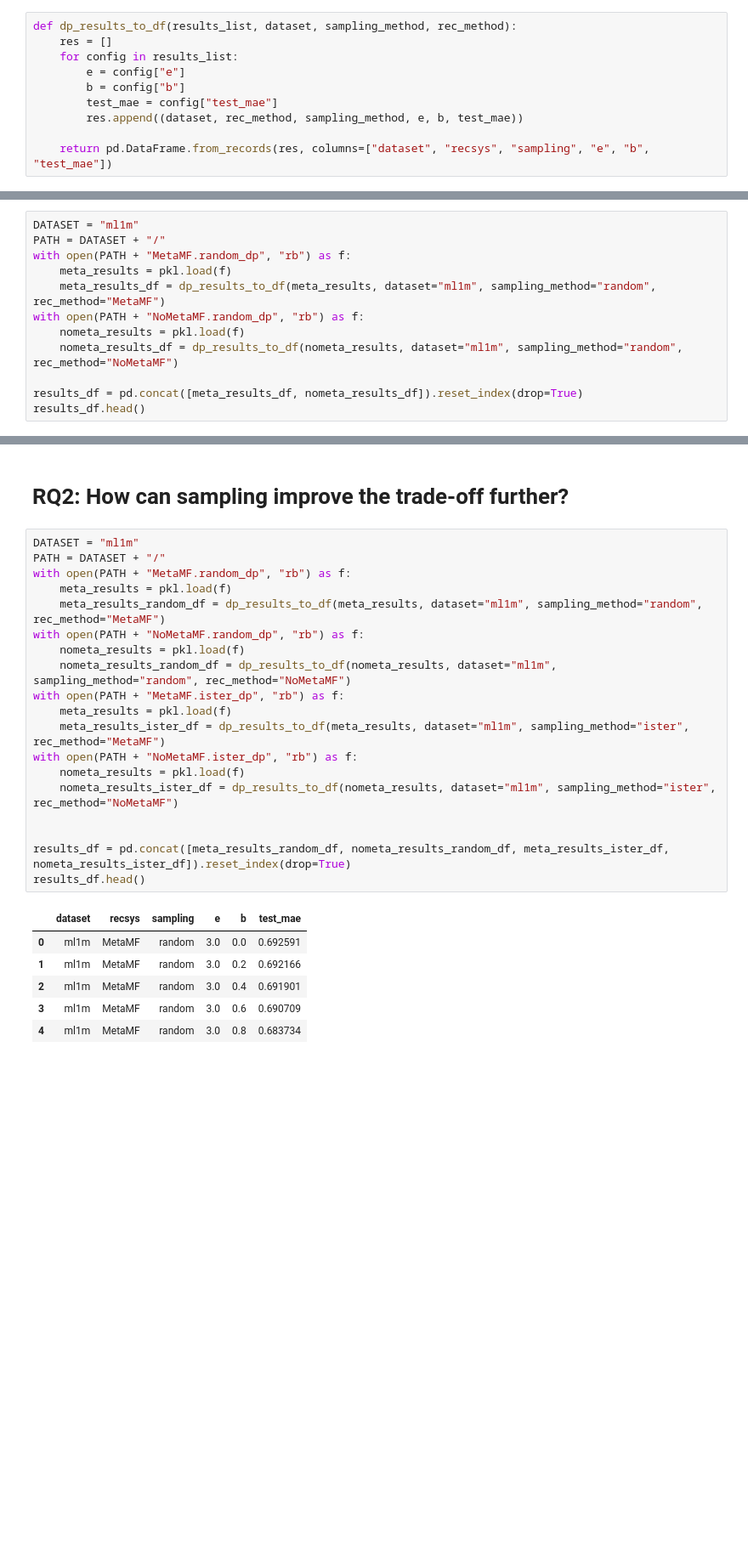
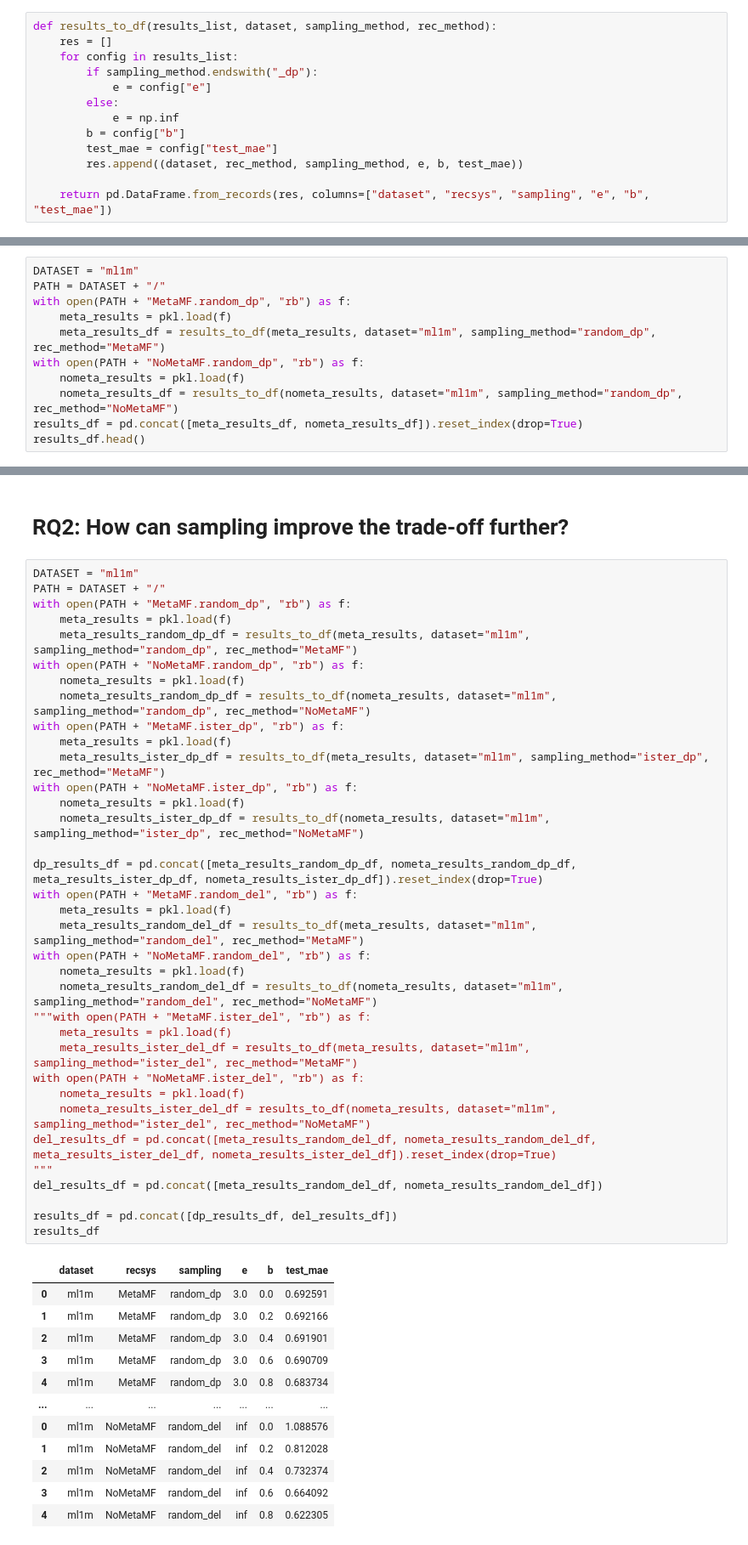
Before and after one commit to pmuellner/MetaTargetedDP, a Jupyter notebook: results/analysis.ipynb, the cells around one changed output, grey strips where cells are left out. Shown at 85% size. Cells and saved outputs as stored; diff of their text form; blank space fills up the shorter version.

```diff
--- a/results/analysis.ipynb
+++ b/results/analysis.ipynb
@@ -4,10 +4,13 @@ import numpy as np
 import pandas as pd
 import matplotlib.pyplot as plt
 # %%
-def dp_results_to_df(results_list, dataset, sampling_method, rec_method):
+def results_to_df(results_list, dataset, sampling_method, rec_method):
     res = []
     for config in results_list:
-        e = config["e"]
+        if sampling_method.endswith("_dp"):
+            e = config["e"]
+        else:
+            e = np.inf
         b = config["b"]
         test_mae = config["test_mae"]
         res.append((dataset, rec_method, sampling_method, e, b, test_mae))
@@ -20,11 +48,10 @@ DATASET = "ml1m"
 PATH = DATASET + "/"
 with open(PATH + "MetaMF.random_dp", "rb") as f:
     meta_results = pkl.load(f)
-    meta_results_df = dp_results_to_df(meta_results, dataset="ml1m", sampling_method="random", rec_method="MetaMF")
+    meta_results_df = results_to_df(meta_results, dataset="ml1m", sampling_method="random_dp", rec_method="MetaMF")
 with open(PATH + "NoMetaMF.random_dp", "rb") as f:
     nometa_results = pkl.load(f)
-    nometa_results_df = dp_results_to_df(nometa_results, dataset="ml1m", sampling_method="random", rec_method="NoMetaMF")
-
+    nometa_results_df = results_to_df(nometa_results, dataset="ml1m", sampling_method="random_dp", rec_method="NoMetaMF")
 results_df = pd.concat([meta_results_df, nometa_results_df]).reset_index(drop=True)
 results_df.head()
 # %% [output]
@@ -69,26 +96,48 @@ Text(0, 0.5, '$\\Delta$MAE in $\\%$')
 # %%
 DATASET = "ml1m"
 PATH = DATASET + "/"
 with open(PATH + "MetaMF.random_dp", "rb") as f:
     meta_results = pkl.load(f)
-    meta_results_random_df = dp_results_to_df(meta_results, dataset="ml1m", sampling_method="random", rec_method="MetaMF")
+    meta_results_random_dp_df = results_to_df(meta_results, dataset="ml1m", sampling_method="random_dp", rec_method="MetaMF")
 with open(PATH + "NoMetaMF.random_dp", "rb") as f:
     nometa_results = pkl.load(f)
-    nometa_results_random_df = dp_results_to_df(nometa_results, dataset="ml1m", sampling_method="random", rec_method="NoMetaMF")
+    nometa_results_random_dp_df = results_to_df(nometa_results, dataset="ml1m", sampling_method="random_dp", rec_method="NoMetaMF")
 with open(PATH + "MetaMF.ister_dp", "rb") as f:
     meta_results = pkl.load(f)
-    meta_results_ister_df = dp_results_to_df(meta_results, dataset="ml1m", sampling_method="ister", rec_method="MetaMF")
+    meta_results_ister_dp_df = results_to_df(meta_results, dataset="ml1m", sampling_method="ister_dp", rec_method="MetaMF")
 with open(PATH + "NoMetaMF.ister_dp", "rb") as f:
     nometa_results = pkl.load(f)
-    nometa_results_ister_df = dp_results_to_df(nometa_results, dataset="ml1m", sampling_method="ister", rec_method="NoMetaMF")
+    nometa_results_ister_dp_df = results_to_df(nometa_results, dataset="ml1m", sampling_method="ister_dp", rec_method="NoMetaMF")
 
+dp_results_df = pd.concat([meta_results_random_dp_df, nometa_results_random_dp_df, meta_results_ister_dp_df, nometa_results_ister_dp_df]).reset_index(drop=True)
+with open(PATH + "MetaMF.random_del", "rb") as f:
+    meta_results = pkl.load(f)
+    meta_results_random_del_df = results_to_df(meta_results, dataset="ml1m", sampling_method="random_del", rec_method="MetaMF")
+with open(PATH + "NoMetaMF.random_del", "rb") as f:
+    nometa_results = pkl.load(f)
+    nometa_results_random_del_df = results_to_df(nometa_results, dataset="ml1m", sampling_method="random_del", rec_method="NoMetaMF")
+"""with open(PATH + "MetaMF.ister_del", "rb") as f:
+    meta_results = pkl.load(f)
+    meta_results_ister_del_df = results_to_df(meta_results, dataset="ml1m", sampling_method="ister_del", rec_method="MetaMF")
+with open(PATH + "NoMetaMF.ister_del", "rb") as f:
+    nometa_results = pkl.load(f)
+    nometa_results_ister_del_df = results_to_df(nometa_results, dataset="ml1m", sampling_method="ister_del", rec_method="NoMetaMF")
+del_results_df = pd.concat([meta_results_random_del_df, nometa_results_random_del_df, meta_results_ister_del_df, nometa_results_ister_del_df]).reset_index(drop=True)
+"""
+del_results_df = pd.concat([meta_results_random_del_df, nometa_results_random_del_df])
 
-results_df = pd.concat([meta_results_random_df, nometa_results_random_df, meta_results_ister_df, nometa_results_ister_df]).reset_index(drop=True)
-results_df.head()
+results_df = pd.concat([dp_results_df, del_results_df])
+results_df
 # %% [output]
 |  | dataset | recsys | sampling | e | b | test_mae |
-| 0 | ml1m | MetaMF | random | 3.0 | 0.0 | 0.692591 |
-| 1 | ml1m | MetaMF | random | 3.0 | 0.2 | 0.692166 |
-| 2 | ml1m | MetaMF | random | 3.0 | 0.4 | 0.691901 |
-| 3 | ml1m | MetaMF | random | 3.0 | 0.6 | 0.690709 |
-| 4 | ml1m | MetaMF | random | 3.0 | 0.8 | 0.683734 |
+| 0 | ml1m | MetaMF | random_dp | 3.0 | 0.0 | 0.692591 |
+| 1 | ml1m | MetaMF | random_dp | 3.0 | 0.2 | 0.692166 |
+| 2 | ml1m | MetaMF | random_dp | 3.0 | 0.4 | 0.691901 |
+| 3 | ml1m | MetaMF | random_dp | 3.0 | 0.6 | 0.690709 |
+| 4 | ml1m | MetaMF | random_dp | 3.0 | 0.8 | 0.683734 |
+| ... | ... | ... | ... | ... | ... | ... |
+| 0 | ml1m | NoMetaMF | random_del | inf | 0.0 | 1.088576 |
+| 1 | ml1m | NoMetaMF | random_del | inf | 0.2 | 0.812028 |
+| 2 | ml1m | NoMetaMF | random_del | inf | 0.4 | 0.732374 |
+| 3 | ml1m | NoMetaMF | random_del | inf | 0.6 | 0.664092 |
+| 4 | ml1m | NoMetaMF | random_del | inf | 0.8 | 0.622305 |
```
Also changed, not shown: parts of 4 cells of this notebook, 5 other files.
